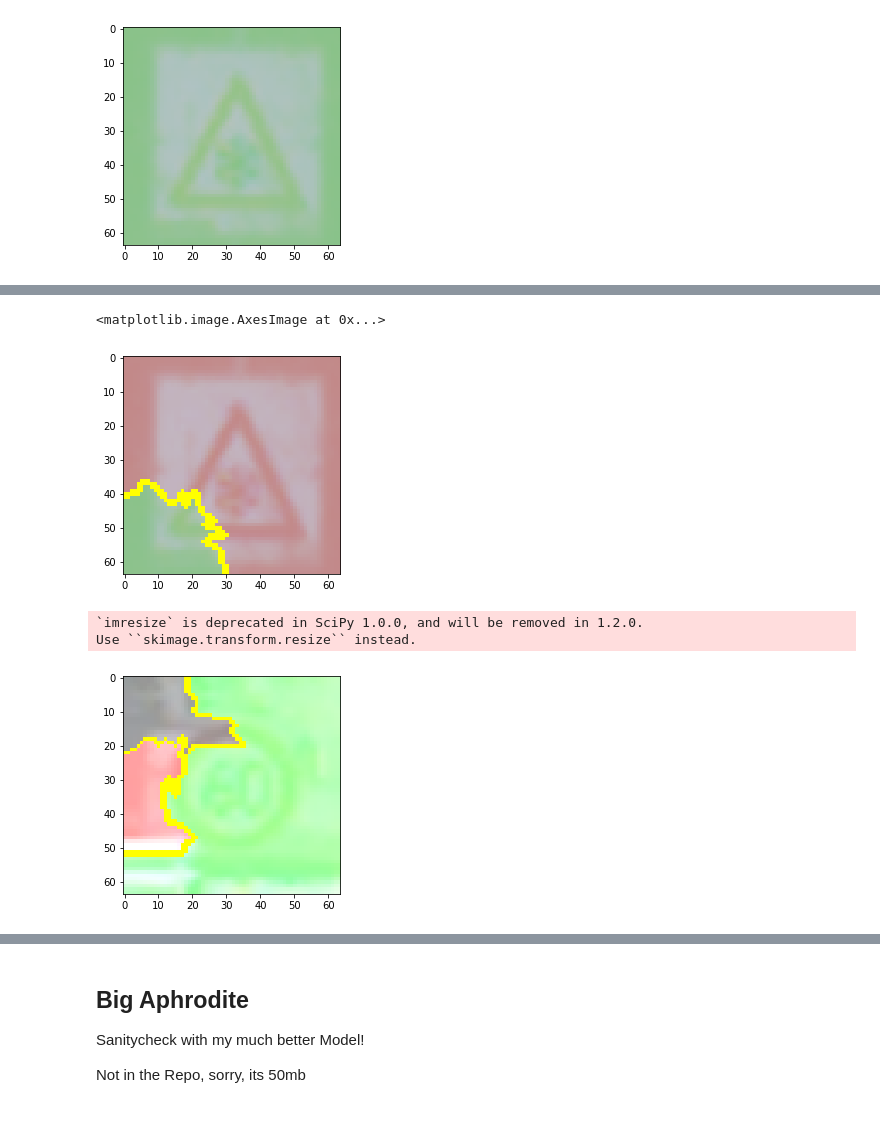
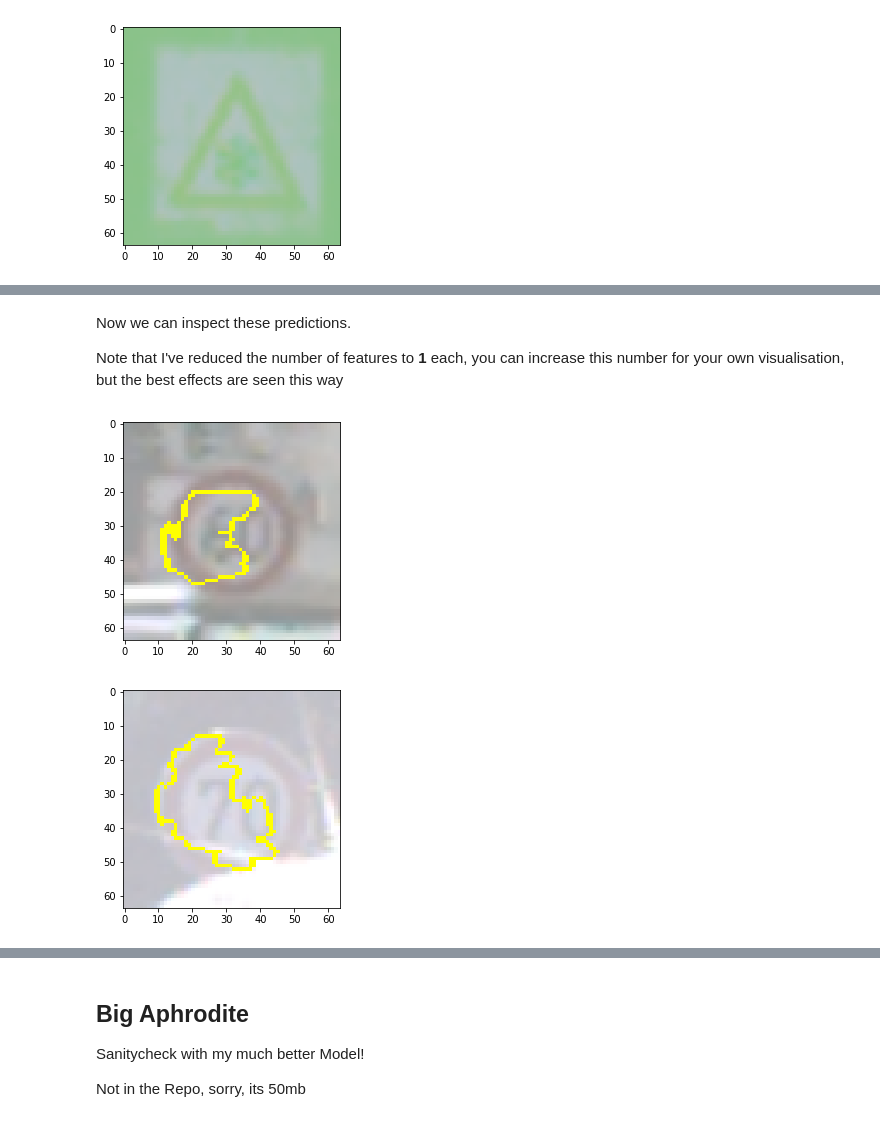
Before and after one commit to Twonki/ClassifierExplanation, a Jupyter notebook: ImgLime/AphroditeLime.ipynb, the cells around one changed output, grey strips where cells are left out. Cells and saved outputs as stored; diff of their text form; code cells hidden in the pictures.

Commit message:
added commentary to notebook, added labeldictionary

```diff
--- a/ImgLime/AphroditeLime.ipynb
+++ b/ImgLime/AphroditeLime.ipynb
@@ -36,0 +34,24 @@ def predict_single_image(model,img):
+# %%
+def load_model(path):
+    loaded = tf.keras.models.load_model(
+        path,
+        custom_objects=None,
+        compile=False
+    )
+    # The Compile-Parameters are a secret only known to me
+    loaded.compile(optimizer=tf.train.AdamOptimizer(),
+              loss='sparse_categorical_crossentropy',
+              metrics=['accuracy'])
+    return loaded
+
+def load_ppm_image(path):
+    raw = mpimg.imread(path)
+    # Not every Image has the same size. Our Model can just handle 64x64 RGB Images, therefore we need to resize the image.
+    # Bicubic interpolation looks very good, bilinear is also good, nearest looks like Würfelhusten
+    resized = scipyMisc.imresize(raw, (64,64,3), interp='bicubic', mode=None)
+    return resized
+
+def predict_single_image(model,img):
+    imgArr = (np.expand_dims(img,0)) # Keras Models want to batch-predict images. Therefore we create a single element array
+    imgArr = imgArr/255 # Aphrodite was trained with Values normed [0,1]
+    return model.predict(imgArr)[0],img
@@ -118,18 +242,18 @@ plt.imshow(mark_boundaries(temp / 2 + 0.5, mask))
+# %% [markdown]
+Now we can inspect these predictions.
+
+Note that I've reduced the number of features to **1** each, you can increase this number for your own visualisation, but the best effects are seen this way
 # %%
-temp, mask = explanation2.get_image_and_mask(29, positive_only=False, num_features=15, hide_rest=False)
+#Label for "60" is 3
+temp, mask = explanation4.get_image_and_mask(3, positive_only=True, num_features=1, hide_rest=False)
 plt.imshow(mark_boundaries(temp / 2 + 0.5, mask))
+plt.show()
 # %% [output]
-<matplotlib.image.AxesImage at 0x...>
-[figure, old version]
+[figure, new version]
 # %%
-%%time
-#Label for "60" is 3
-sechzigImg = load_ppm_image("60.ppm")
-explanation4 = explainer.explain_instance(sechzigImg/255, aphrodite.predict, top_labels=10, hide_color=0, num_samples=10000)
-temp, mask = explanation4.get_image_and_mask(3, positive_only=False, num_features=5, hide_rest=False)
+#Label for "70" is 4
+temp, mask = explanation5.get_image_and_mask(4, positive_only=True, num_features=1, hide_rest=False)
 plt.imshow(mark_boundaries(temp / 2 + 0.5, mask))
 plt.show()
 # %% [output]
-`imresize` is deprecated in SciPy 1.0.0, and will be removed in 1.2.0.
-Use ``skimage.transform.resize`` instead.
-[figure, old version]
+[figure, new version]
```
Also changed, not shown: parts of 28 cells of this notebook, 1 other file.
